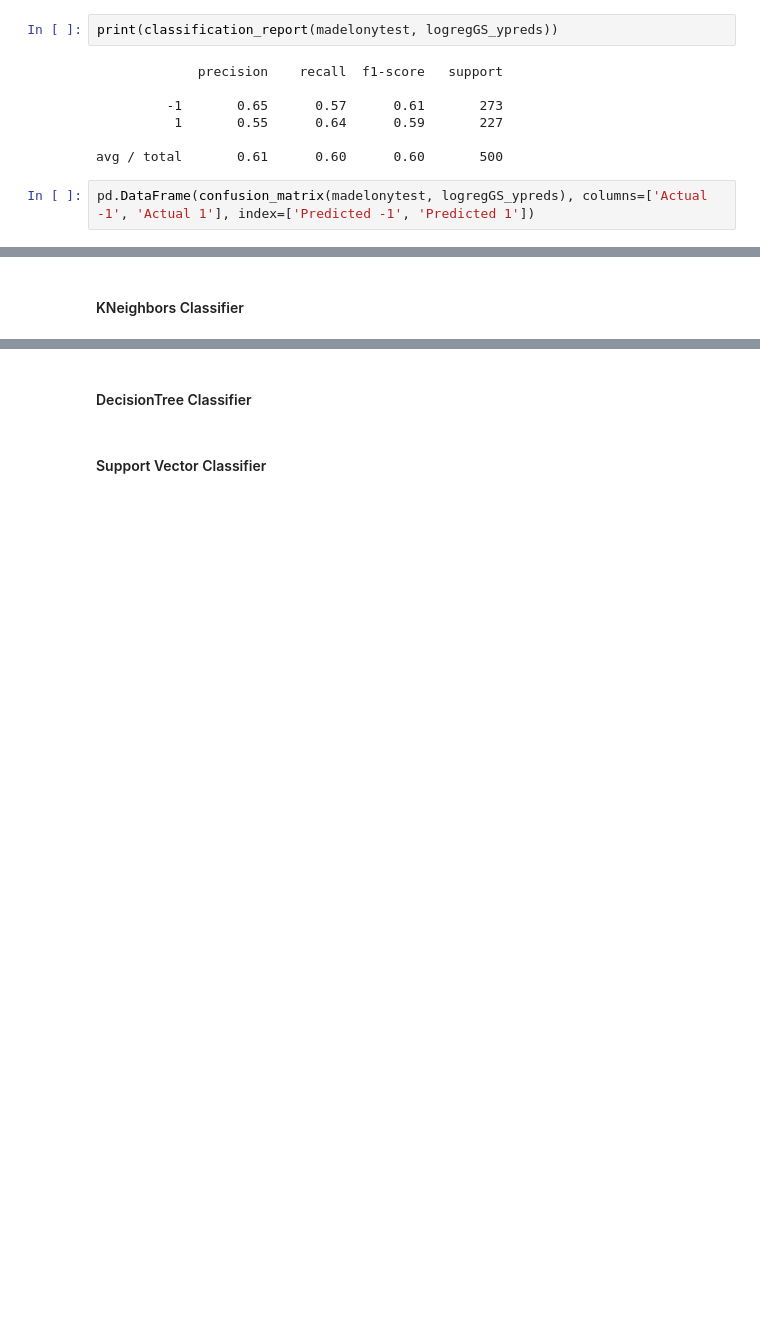
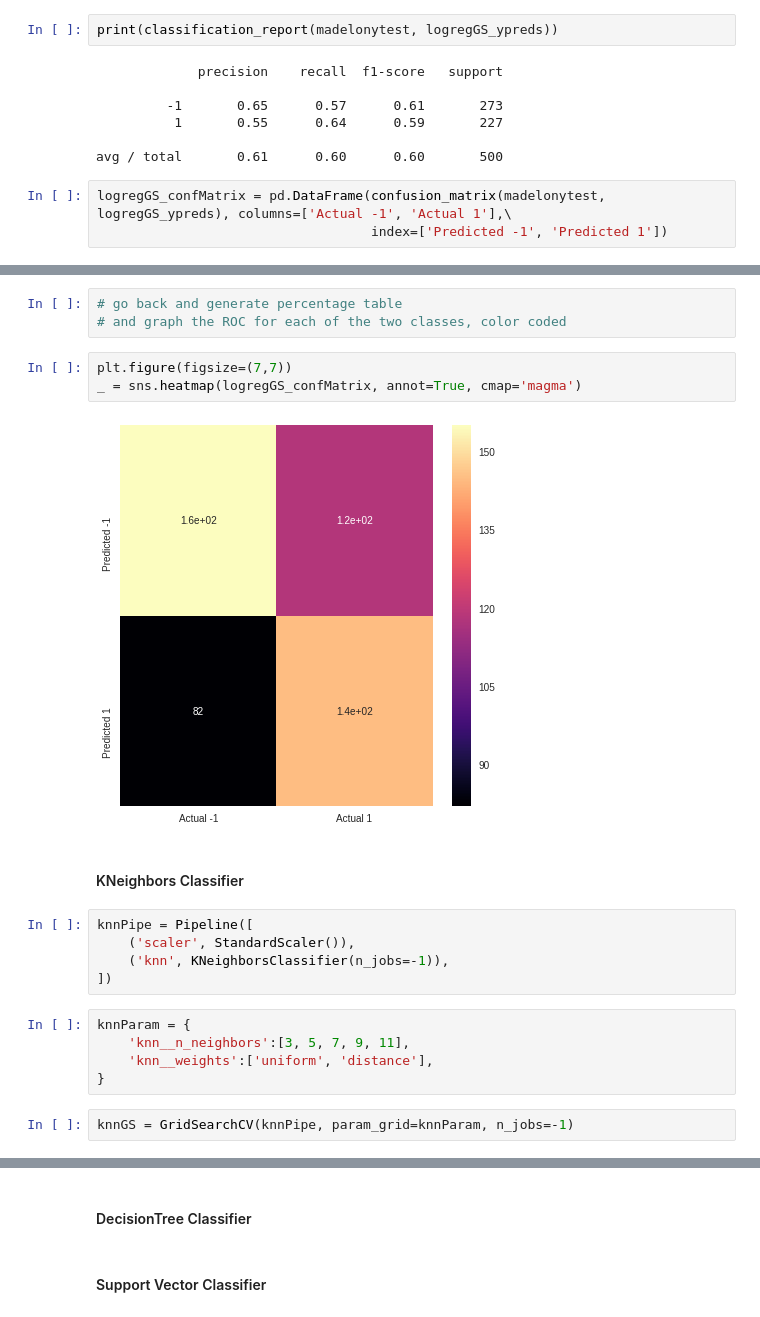
Before and after one commit to godsylla/UCI-Madelon-Dataset, a Jupyter notebook: ipynb/04-Classify_Using_Relevant_Features.ipynb, the cells around one changed output, grey strips where cells are left out. Cells and saved outputs as stored; diff of their text form; blank space fills up the shorter version.

```diff
--- a/ipynb/04-Classify_Using_Relevant_Features.ipynb
+++ b/ipynb/04-Classify_Using_Relevant_Features.ipynb
@@ -447,4 +447,5 @@ print(classification_report(madelonytest, logregGS_ypreds))
 
 avg / total       0.61      0.60      0.60       500
 # %%
-pd.DataFrame(confusion_matrix(madelonytest, logregGS_ypreds), columns=['Actual -1', 'Actual 1'], index=['Predicted -1', 'Predicted 1'])
+logregGS_confMatrix = pd.DataFrame(confusion_matrix(madelonytest, logregGS_ypreds), columns=['Actual -1', 'Actual 1'],\
+                                   index=['Predicted -1', 'Predicted 1'])
@@ -455,2 +458,22 @@ pd.DataFrame(confusion_matrix(madelonytest, logregGS_ypreds), columns=['Actual -
+# %%
+# go back and generate percentage table
+# and graph the ROC for each of the two classes, color coded
+# %%
+plt.figure(figsize=(7,7))
+_ = sns.heatmap(logregGS_confMatrix, annot=True, cmap='magma')
+# %% [output]
+[figure, added]
 # %% [markdown]
 #### KNeighbors Classifier
+# %%
+knnPipe = Pipeline([
+    ('scaler', StandardScaler()),
+    ('knn', KNeighborsClassifier(n_jobs=-1)),
+])
+# %%
+knnParam = {
+    'knn__n_neighbors':[3, 5, 7, 9, 11],
+    'knn__weights':['uniform', 'distance'],
+}
+# %%
+knnGS = GridSearchCV(knnPipe, param_grid=knnParam, n_jobs=-1)
```
Also changed, not shown: parts of 9 cells of this notebook.
